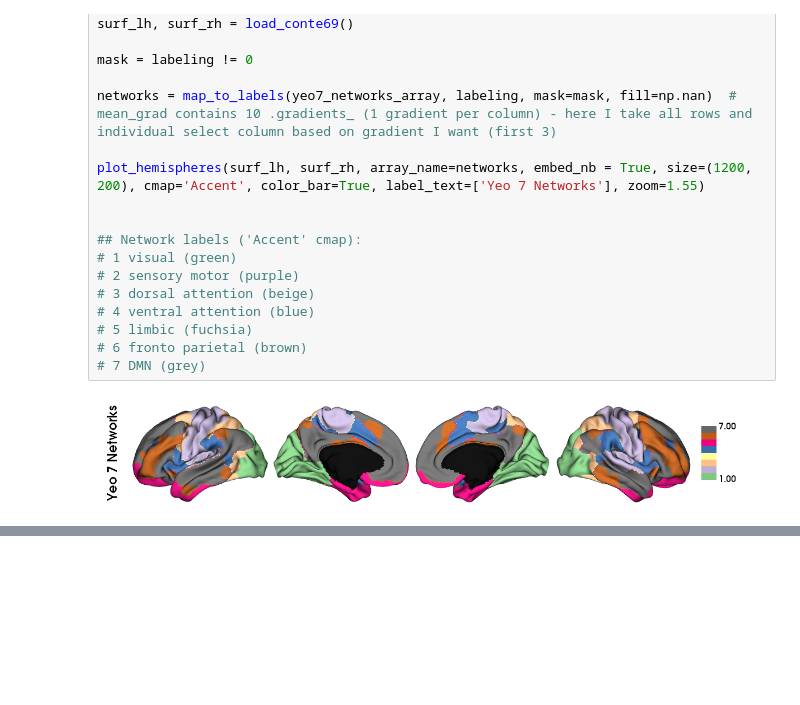
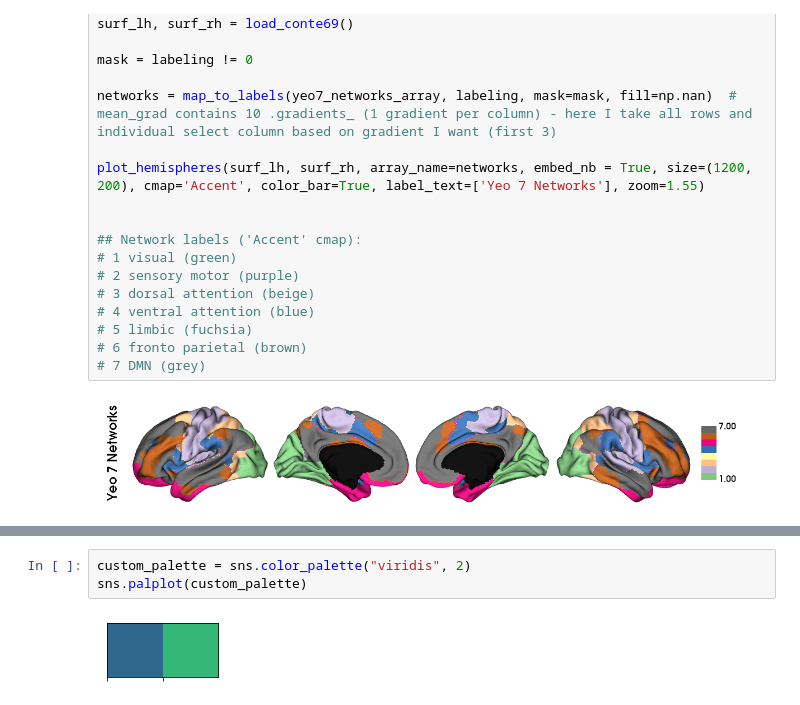
Before and after one commit to biancaserio/sex_diff_gradients, a Jupyter notebook: scripts/help.ipynb, the cells around one changed output, grey strips where cells are left out. Drawn from its saved outputs; the diff is of its cells as text; blank space fills up the shorter version.

Commit message:
custom color palettes (by specifying number of colors needed)

```diff
--- a/scripts/help.ipynb
+++ b/scripts/help.ipynb
@@ -292,0 +298,5 @@ plot_hemispheres(surf_lh, surf_rh, array_name=networks, embed_nb = True, size=(1
+# %%
+custom_palette = sns.color_palette("viridis", 2)
+sns.palplot(custom_palette)
+# %% [output]
+[figure, added]
```
Also changed, not shown: parts of 2 cells of this notebook.
